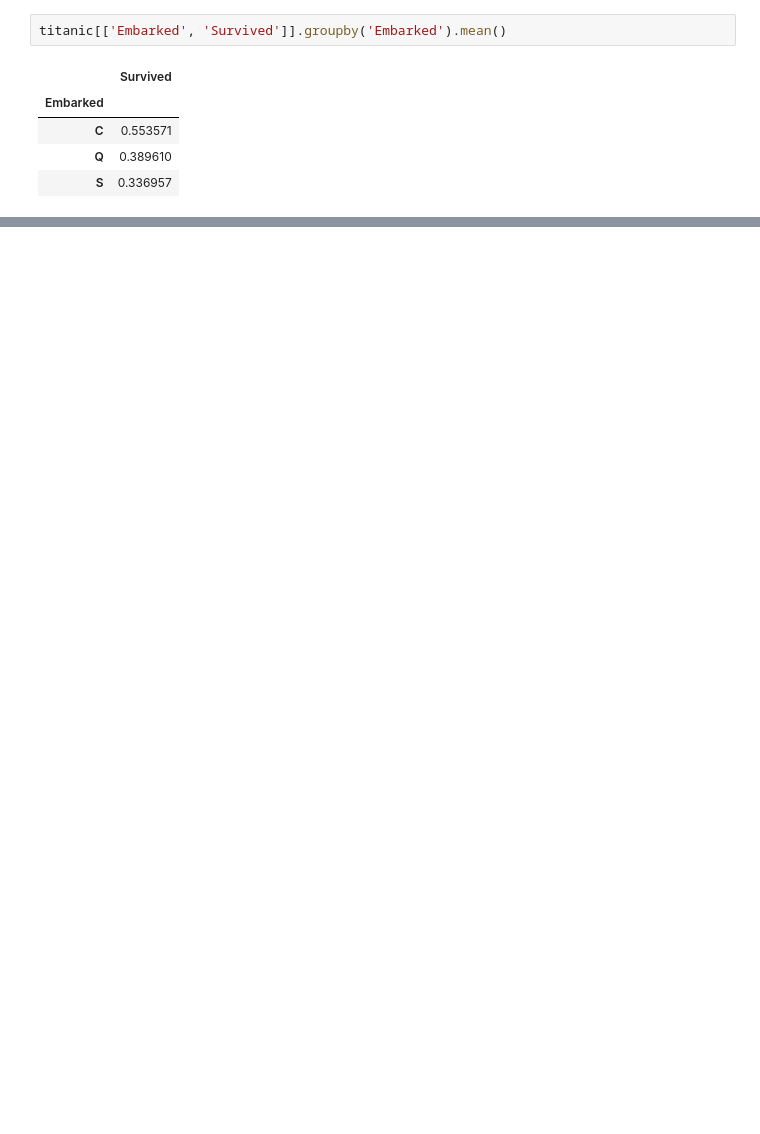
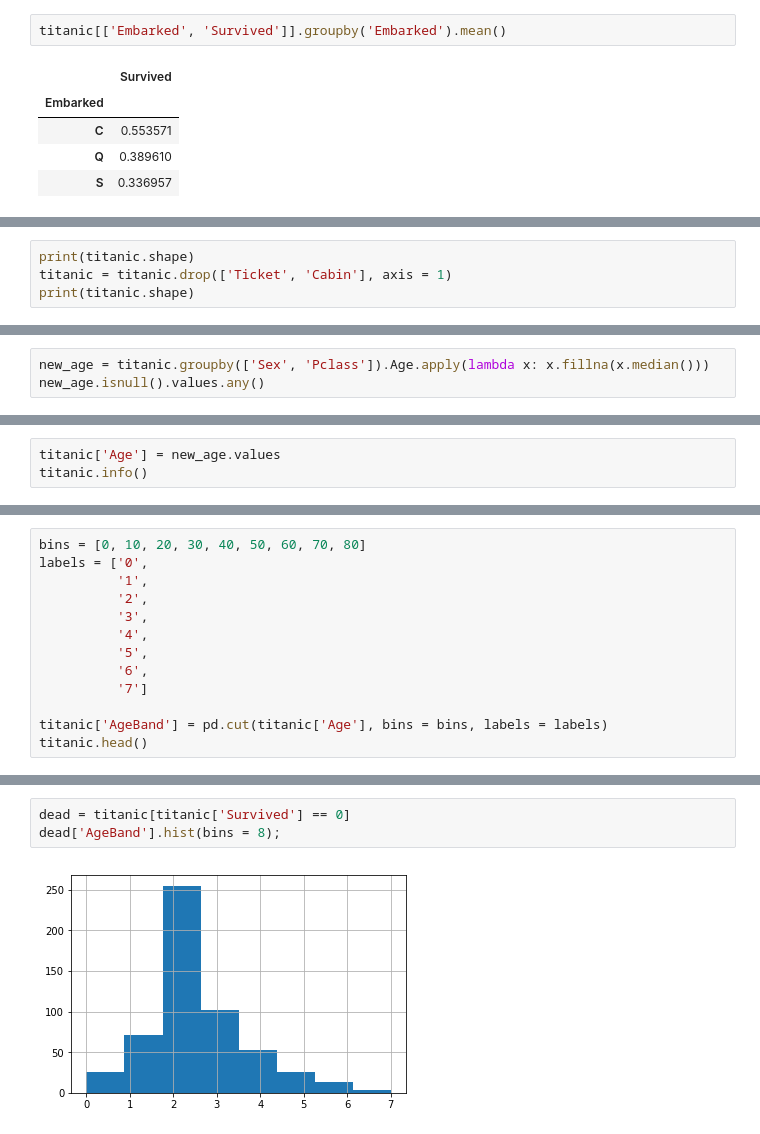
Before and after one commit to ThibaultHuyet/machine_learning, a Jupyter notebook: Notebooks/Titanic.ipynb, the cells around one changed output, grey strips where cells are left out. Drawn from its saved outputs; the diff is of its cells as text; blank space fills up the shorter version.

```diff
--- a/Notebooks/Titanic.ipynb
+++ b/Notebooks/Titanic.ipynb
@@ -175,0 +188,4 @@ dead['Age'].hist(bins = )
+# %%
+print(titanic.shape)
+titanic = titanic.drop(['Ticket', 'Cabin'], axis = 1)
+print(titanic.shape)
@@ -175,0 +205,3 @@ dead['Age'].hist(bins = )
+# %%
+new_age = titanic.groupby(['Sex', 'Pclass']).Age.apply(lambda x: x.fillna(x.median()))
+new_age.isnull().values.any()
@@ -175,0 +210,3 @@ dead['Age'].hist(bins = )
+# %%
+titanic['Age'] = new_age.values
+titanic.info()
@@ -175,0 +230,13 @@ dead['Age'].hist(bins = )
+# %%
+bins = [0, 10, 20, 30, 40, 50, 60, 70, 80]
+labels = ['0',
+          '1',
+          '2',
+          '3',
+          '4',
+          '5',
+          '6',
+          '7']
+
+titanic['AgeBand'] = pd.cut(titanic['Age'], bins = bins, labels = labels)
+titanic.head()
@@ -175,0 +288,5 @@ dead['Age'].hist(bins = )
+# %%
+dead = titanic[titanic['Survived'] == 0]
+dead['AgeBand'].hist(bins = 8);
+# %% [output]
+[figure, added]
```
Also changed, not shown: parts of 26 cells of this notebook.
